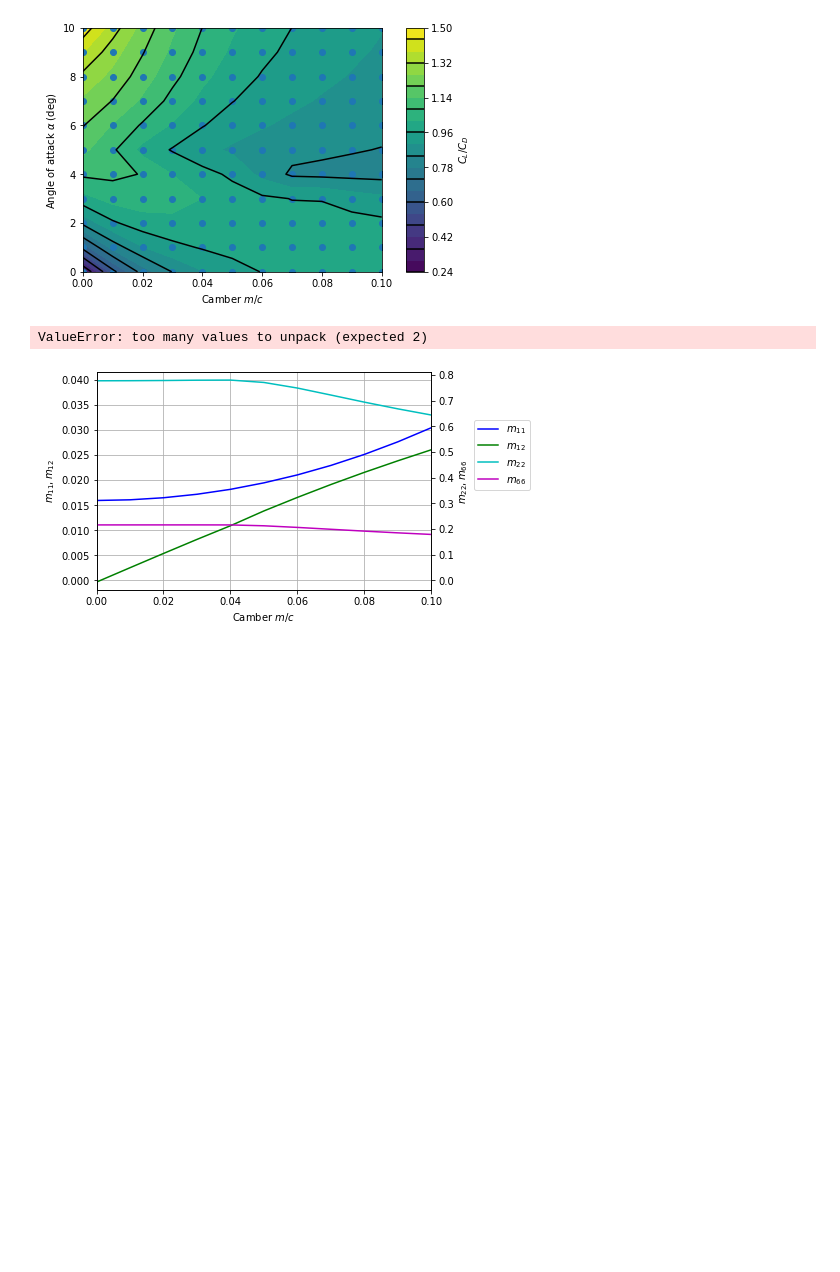
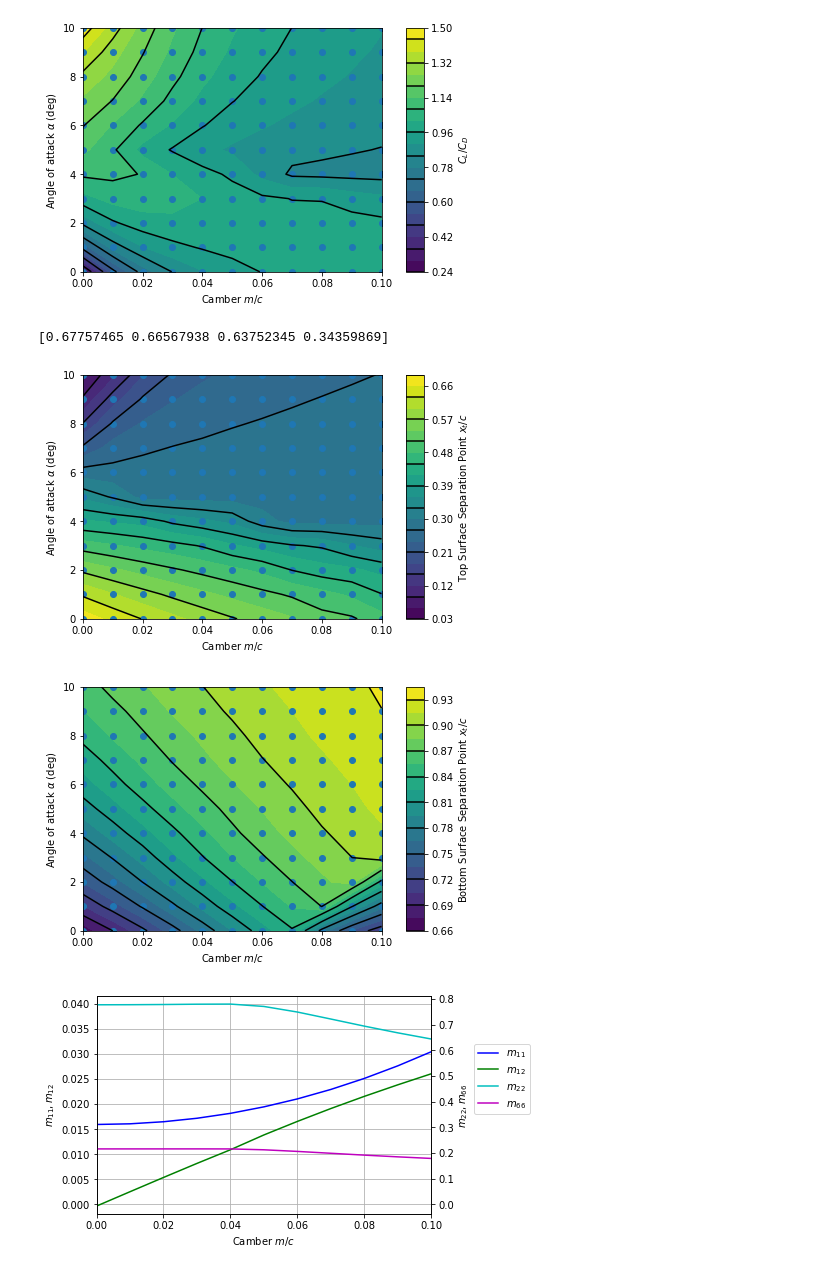
Before and after one commit to Papadopolous/MarineHydro, a Jupyter notebook: AssignmentReport2.ipynb, the cells around one changed output. Drawn from its saved outputs; the diff is of its cells as text; code cells hidden in the pictures; blank space fills up the shorter version.

```diff
--- a/AssignmentReport2.ipynb
+++ b/AssignmentReport2.ipynb
@@ -838,43 +835,45 @@ top_y = np.empty(shape)
 bot_x = np.empty(shape)
 bot_y = np.empty(shape)
 
+print(sep_list[0,0])
+
 for x in range(np.shape(sep_list)[0]):
     for y in range(np.shape(sep_list)[1]):
-        xs, ys = sep_list[x,y]
-        x1, x2 = xs
-        y1, y2 = ys
+        x1, x2, y1, y2 = sep_list[x,y]
         top_x[x, y] = x1
         bot_x[x, y] = x2
         top_y[x, y] = y1
         bot_y[x, y] = y2
 
 fig1, ax2 = plt.subplots(constrained_layout=True)
 contour_plot = ax2.contourf(m_c, np.rad2deg(alpha), top_x, 20)
 ax2.set_xlabel(r'Camber $m/c$')
 ax2.set_ylabel(r'Angle of attack $\alpha$ (deg)')
 contour_plot2 = ax2.contour(contour_plot, levels=contour_plot.levels[::2], colors='k', origin='lower')
 cbar = fig1.colorbar(contour_plot)
 cbar.ax.set_ylabel(r'Top Surface Separation Point $x_t/c$')
 cbar.add_lines(contour_plot2)
 plt.scatter(test_locs_x, test_locs_y)
 ax2.set_xlim(0, max(m_c))
 ax2.set_ylim(0, np.rad2deg(max(alpha)))
 plt.show()
 
 fig1, ax2 = plt.subplots(constrained_layout=True)
 contour_plot = ax2.contourf(m_c, np.rad2deg(alpha), bot_x, 20)
 ax2.set_xlabel(r'Camber $m/c$')
 ax2.set_ylabel(r'Angle of attack $\alpha$ (deg)')
 contour_plot2 = ax2.contour(contour_plot, levels=contour_plot.levels[::2], colors='k', origin='lower')
 cbar = fig1.colorbar(contour_plot)
 cbar.ax.set_ylabel(r'Bottom Surface Separation Point $x_t/c$')
 cbar.add_lines(contour_plot2)
 plt.scatter(test_locs_x, test_locs_y)
 ax2.set_xlim(0, max(m_c))
 ax2.set_ylim(0, np.rad2deg(max(alpha)))
 plt.show()
 # %% [output]
-ValueError: too many values to unpack (expected 2)
+[0.67757465 0.66567938 0.63752345 0.34359869]
+[figure, added]
+[figure, added]
 # %%
 @np.vectorize
 def naca4_added_mass(m_c):
```
Also changed, not shown: parts of 1 cell of this notebook.
